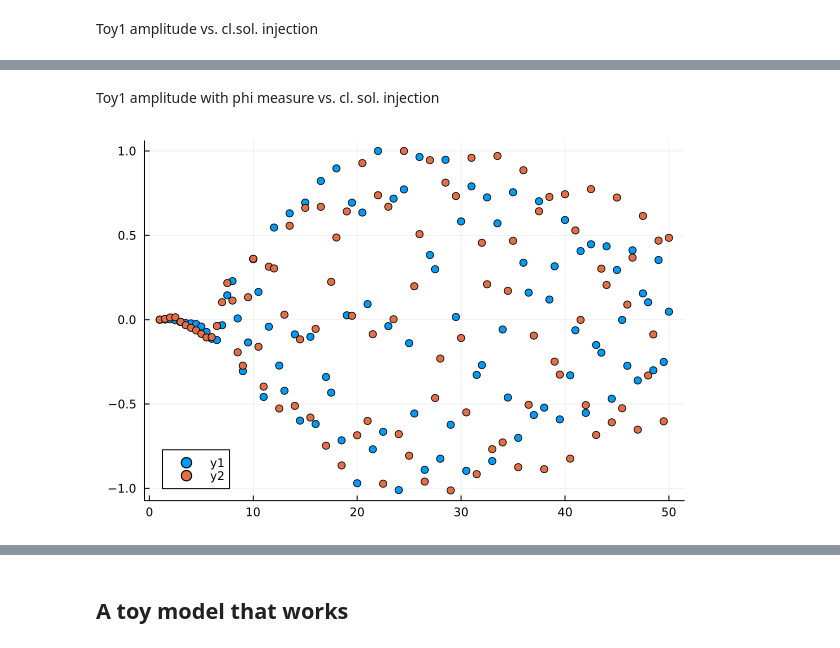
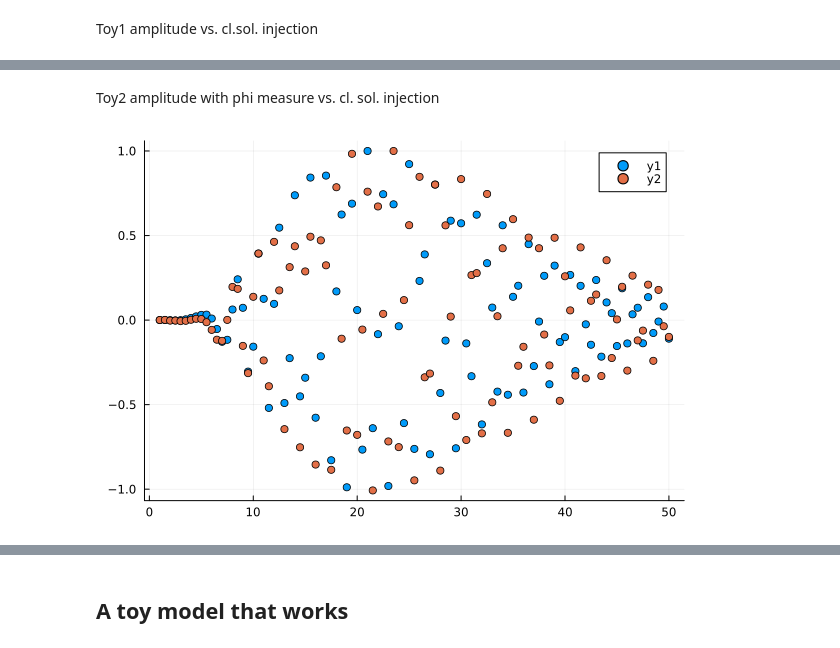
Before and after one commit to Jercheal/3d-cosmology, a Jupyter notebook: 3d_ESF_cosmology.ipynb, the cells around one changed output, grey strips where cells are left out. Cells and saved outputs as stored; diff of their text form; code cells hidden in the pictures.

```diff
--- a/3d_ESF_cosmology.ipynb
+++ b/3d_ESF_cosmology.ipynb
@@ -1123,8 +1116,8 @@ Za1_Im_m0049 = readdlm("/ssd/ri47hud/Projects/3d Cosmology/codes/data/Za1_Im_a0=
 # %% [markdown]
 ### Let's check the refined data from the cluster
 # %%
-Z_Re_ref = vcat([readdlm("/ssd/ri47hud/Projects/3d Cosmology/codes/data/Z_Re_a0=10_a2=30_phi0=2_phi2=4_m=005_step=05.txt")[1:99,1:99]], [readdlm("/ssd/ri47hud/Projects/3d Cosmology/codes/data/Z_Re_a0=10_a2=30_phi0=2_phi2=4_m=005_step=0$n.txt") for n in [4, 3, 2, 1]])
-Z_Im_ref = vcat([readdlm("/ssd/ri47hud/Projects/3d Cosmology/codes/data/Z_Im_a0=10_a2=30_phi0=2_phi2=4_m=005_step=05.txt")[1:99,1:99]] ,[readdlm("/ssd/ri47hud/Projects/3d Cosmology/codes/data/Z_Im_a0=10_a2=30_phi0=2_phi2=4_m=005_step=0$n.txt") for n in [4, 3, 2, 1]])
+Z_Re_ref = vcat([readdlm("/home/jercheal/Documents/Physics/Articles/3d csomology/code/data/Z_Re_a0=10_a2=30_phi0=2_phi2=4_m=005_step=05.txt")[1:99,1:99]], [readdlm("/home/jercheal/Documents/Physics/Articles/3d csomology/code/data/Z_Re_a0=10_a2=30_phi0=2_phi2=4_m=005_step=0$n.txt") for n in [4, 3, 2, 1]])
+Z_Im_ref = vcat([readdlm("/home/jercheal/Documents/Physics/Articles/3d csomology/code/data/Z_Im_a0=10_a2=30_phi0=2_phi2=4_m=005_step=05.txt")[1:99,1:99]] ,[readdlm("/home/jercheal/Documents/Physics/Articles/3d csomology/code/data/Z_Im_a0=10_a2=30_phi0=2_phi2=4_m=005_step=0$n.txt") for n in [4, 3, 2, 1]])
 Z_ref = [[Z_Re_ref[n][i, j] + im*Z_Im_ref[n][i,j] for i in 1:length(Z_Re_ref[n][1,:]), j in 1:length(Z_Re_ref[n][1,:])] for n in 1:5]
 ref_steps = [0.5, 0.4, 0.3, 0.2, 0.1]
 b_ranges = [0.5:ref_steps[n]:50.0 for n in 1:5]
@@ -1344,11 +1337,11 @@ b0sol = 2.20099
 b1sol = 3.04159
 a1sol = 17.8345
 
-a1sols = readdlm("/ssd/ri47hud/Projects/3d Cosmology/codes/data/l1sols_l0=10-l2=30-phi0=2-phi2=4-m=005.txt");
+a1sols = readdlm("/home/jercheal/Documents/Physics/Articles/3d csomology/code/data/l1sols_l0=10-l2=30-phi0=2-phi2=4-m=005.txt");
 # %%
 Z_class = [Ampl_1slice(a0, a1sols[b0-1,b1-1], a2, 0.5*b0, 0.5*b1, ϕ0, ϕ2, m) for b0 in 2:100, b1 in 2:100];
 Z_class_toy1 = [Ampl_1slice_toy(a0, a1sols[b0-1,b1-1], a2, 0.5*b0, 0.5*b1, ϕ0, ϕ2, m) for b0 in 2:100, b1 in 2:100];
-#Z_class_toy2 = [Ampl_1slice_toy2(a0, a1sols[b0-1,b1-1], a2, 0.5*b0, 0.5*b1, ϕ0, ϕ2, m) for b0 in 2:100, b1 in 2:100];
+Z_class_toy2 = [Ampl_1slice_toy2(a0, a1sols[b0-1,b1-1], a2, 0.5*b0, 0.5*b1, ϕ0, ϕ2, m) for b0 in 2:100, b1 in 2:100];
 Z_class_toy1_phi_measure = [Ampl_1slice_toy_phi_measure(a0, a1sols[b0-1,b1-1], a2, 0.5*b0, 0.5*b1, ϕ0, ϕ2, m) for b0 in 2:100, b1 in 2:100];
-#Z_class_toy2_phi_measure = [Ampl_1slice_toy2_phi_measure(a0, a1sols[b0-1,b1-1], a2, 0.5*b0, 0.5*b1, ϕ0, ϕ2, m) for b0 in 2:100, b1 in 2:100];
+Z_class_toy2_phi_measure = [Ampl_1slice_toy2_phi_measure(a0, a1sols[b0-1,b1-1], a2, 0.5*b0, 0.5*b1, ϕ0, ϕ2, m) for b0 in 2:100, b1 in 2:100];
 # %%
@@ -1425,7 +1440,7 @@ scatter!(1.0:0.5:50.0, real(Z_toy1[1:99,5])./maximum(real(Z_toy1[1:99,5])))
 # %% [markdown]
-Toy1 amplitude with phi measure vs. cl. sol. injection
+Toy2 amplitude with phi measure vs. cl. sol. injection
 # %%
-scatter(1.0:0.5:50.0, real(Z_class_toy1_phi_measure[1:99,5])./maximum(real(Z_class_toy1_phi_measure[1:99,5])))
-scatter!(1.0:0.5:50.0, real(Z_toy1_phi_measure[1:99,5])./maximum(real(Z_toy1_phi_measure[1:99,5])))
+scatter(1.0:0.5:50.0, real(Z_class_toy2_phi_measure[1:99,5])./maximum(real(Z_class_toy2_phi_measure[1:99,5])))
+scatter!(1.0:0.5:50.0, real(Z_toy2_phi_measure[1:99,5])./maximum(real(Z_toy2_phi_measure[1:99,5])))
 # %% [output]
-[figure, old version]
+[figure, new version]
```
Also changed, not shown: parts of 60 cells of this notebook, 1 other file.
